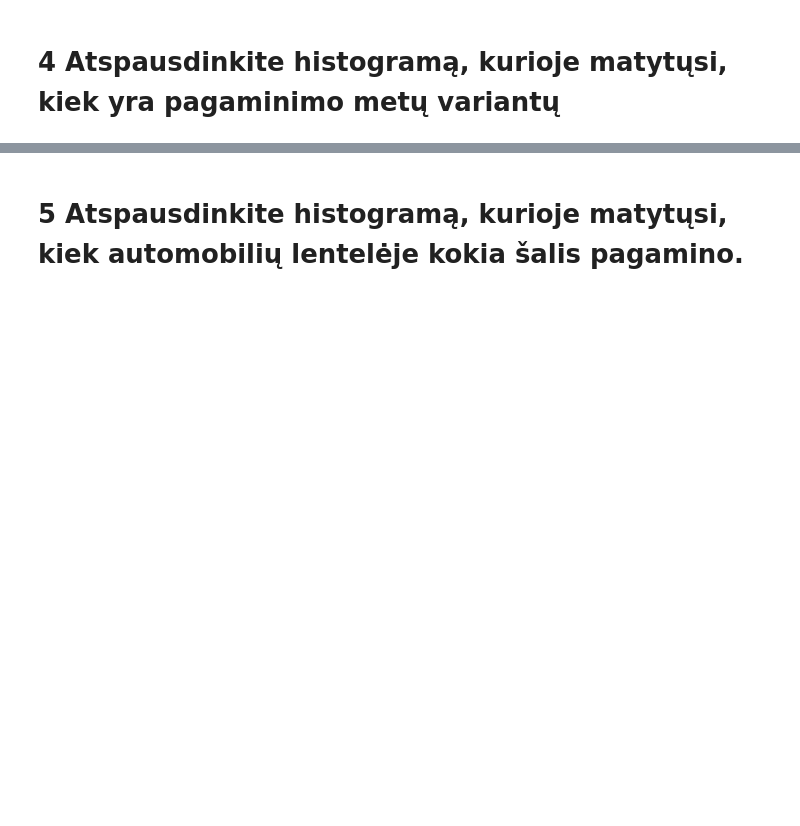
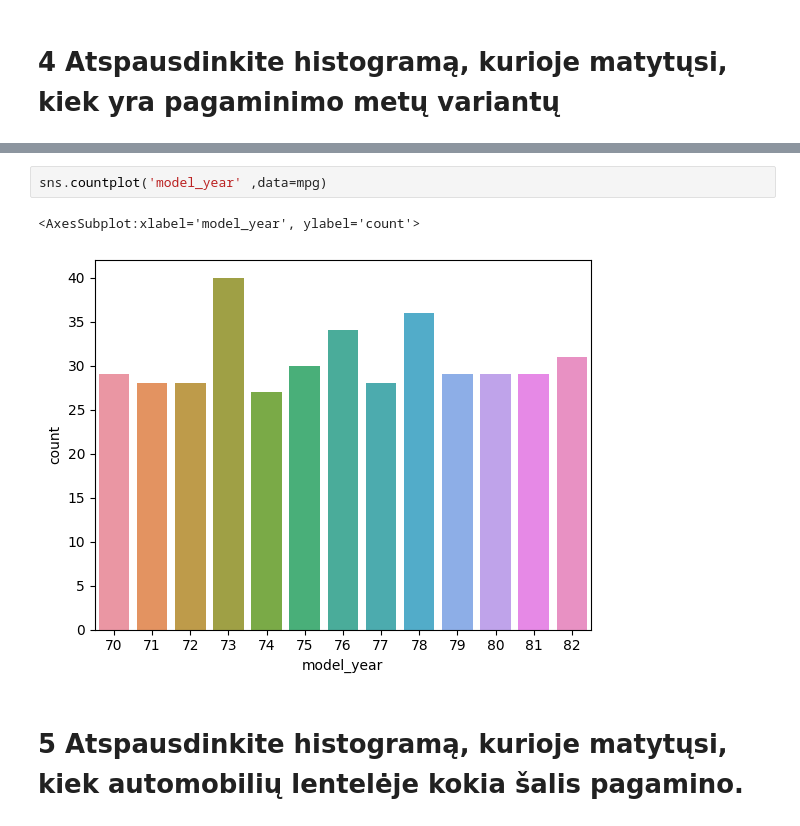
Before and after one commit to KasparasMik/PTU1, a Jupyter notebook: Tasks/seaborn/seaborn_uzduotys.ipynb, the cells around one changed output, grey strips where cells are left out. Saved outputs shown, nothing was run; the diff lists cells and outputs as text; blank space fills up the shorter version.

```diff
--- a/Tasks/seaborn/seaborn_uzduotys.ipynb
+++ b/Tasks/seaborn/seaborn_uzduotys.ipynb
@@ -50,2 +59,7 @@ Error:
+# %%
+sns.countplot('model_year' ,data=mpg)
+# %% [output]
+<AxesSubplot:xlabel='model_year', ylabel='count'>
+[figure, added]
 # %% [markdown]
 # 5 Atspausdinkite histogramą, kurioje matytųsi, kiek automobilių lentelėje kokia šalis pagamino.
```
Also changed, not shown: parts of 30 cells of this notebook.
